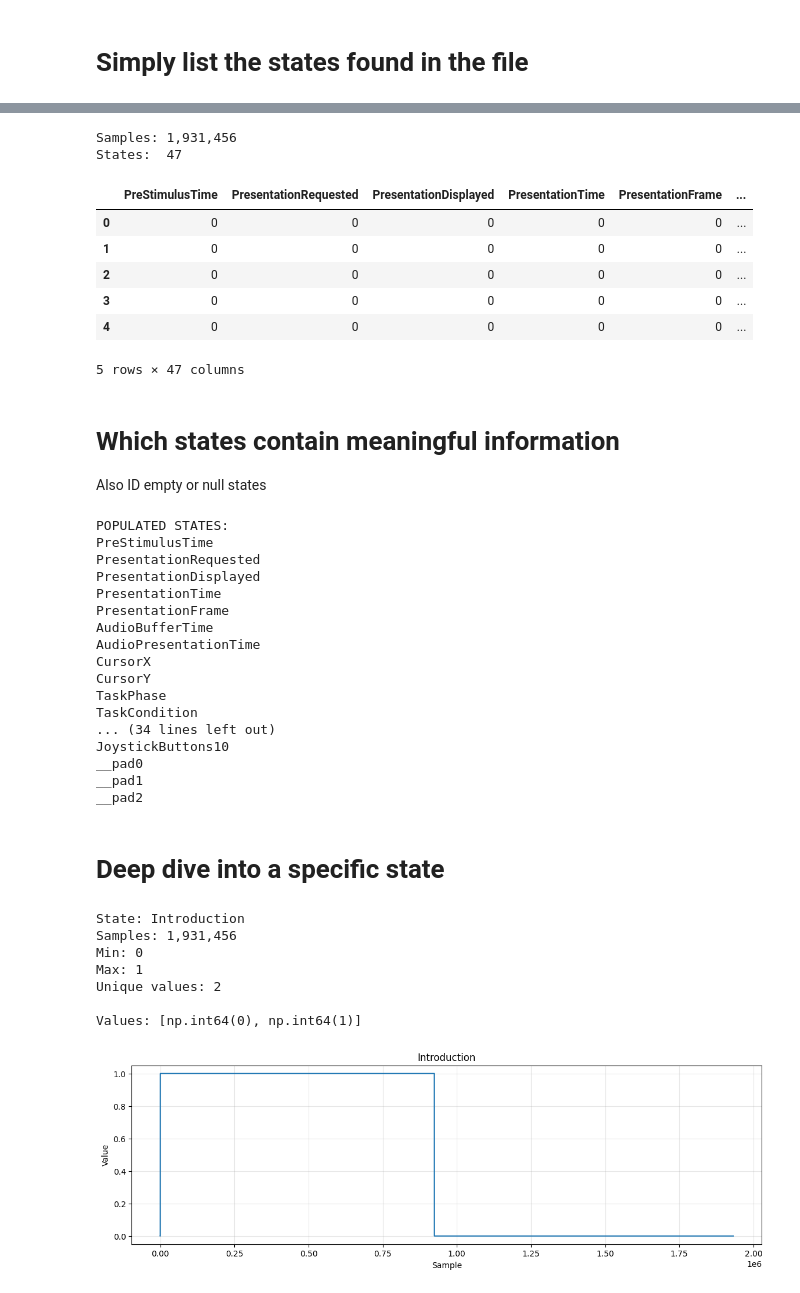
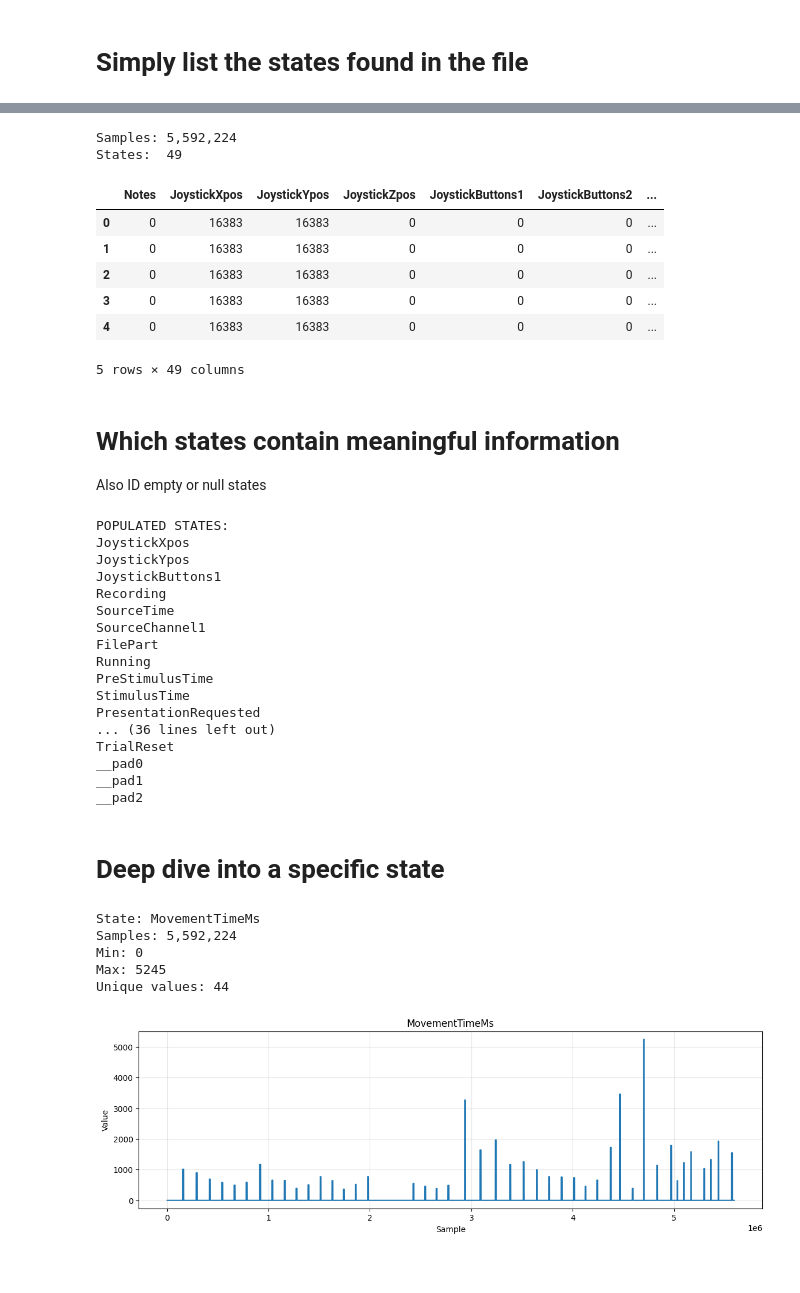
Before and after one commit to alexanderspeer/joystick_test_env, a Jupyter notebook: python_da/state_analyzer.ipynb, the cells around one changed output, grey strips where cells are left out. Cells and saved outputs as stored; diff of their text form; code cells hidden in the pictures; blank space fills up the shorter version.

Commit message:
added FEP task notebook / data

```diff
--- a/python_da/state_analyzer.ipynb
+++ b/python_da/state_analyzer.ipynb
@@ -17,7 +17,7 @@ Load the BCI2000 .dat recording and list every state stored in the file.
 from pathlib import Path
 from BCI2000Tools.FileReader import bcistream
 
-DAT_PATH = Path(r"C:\Users\gabri\Desktop\joystick_test_env\python_da\test_data\test16S001R02.dat")
+DAT_PATH = Path(r"C:\Users\gabri\Desktop\joystick_test_env\python_da\test_data\FEP\NameS001R02.dat")
 
 stream = bcistream(str(DAT_PATH))
 
@@ -69,15 +69,15 @@ print(f"States:  {len(states_df.columns)}")
 
 display(states_df.head())
 # %% [output]
-Samples: 1,931,456
-States:  47
+Samples: 5,592,224
+States:  49
-|  | PreStimulusTime | PresentationRequested | PresentationDisplayed | PresentationTime | PresentationFrame | ... |
-| 0 | 0 | 0 | 0 | 0 | 0 | ... |
-| 1 | 0 | 0 | 0 | 0 | 0 | ... |
-| 2 | 0 | 0 | 0 | 0 | 0 | ... |
-| 3 | 0 | 0 | 0 | 0 | 0 | ... |
-| 4 | 0 | 0 | 0 | 0 | 0 | ... |
+|  | Notes | JoystickXpos | JoystickYpos | JoystickZpos | JoystickButtons1 | JoystickButtons2 | ... |
+| 0 | 0 | 16383 | 16383 | 0 | 0 | 0 | ... |
+| 1 | 0 | 16383 | 16383 | 0 | 0 | 0 | ... |
+| 2 | 0 | 16383 | 16383 | 0 | 0 | 0 | ... |
+| 3 | 0 | 16383 | 16383 | 0 | 0 | 0 | ... |
+| 4 | 0 | 16383 | 16383 | 0 | 0 | 0 | ... |
-5 rows × 47 columns
+5 rows × 49 columns
 # %% [markdown]
 # **Which states contain meaningful information**
 
@@ -112,19 +112,19 @@ for state in empty_states:
     print(state)
 # %% [output]
 POPULATED STATES:
+JoystickXpos
+JoystickYpos
+JoystickButtons1
+Recording
+SourceTime
+SourceChannel1
+FilePart
+Running
 PreStimulusTime
+StimulusTime
 PresentationRequested
-PresentationDisplayed
-PresentationTime
-PresentationFrame
-AudioBufferTime
-AudioPresentationTime
-CursorX
-CursorY
-TaskPhase
-TaskCondition
-... (34 lines left out)
-JoystickButtons10
+... (36 lines left out)
+TrialReset
 __pad0
 __pad1
 __pad2
@@ -136,38 +136,36 @@ Inspect one specific BCI2000 state in detail.
 
 Change STATE_TO_VIEW to whichever state you want to inspect.
 '''
 
 import matplotlib.pyplot as plt
 
 #HERE
-STATE_TO_VIEW = "Introduction"
+STATE_TO_VIEW = "MovementTimeMs"
 
 values = states_df[STATE_TO_VIEW]
 
 print(f"State: {STATE_TO_VIEW}")
 print(f"Samples: {len(values):,}")
 print(f"Min: {values.min()}")
 print(f"Max: {values.max()}")
 print(f"Unique values: {values.nunique()}")
 
 if values.nunique() <= 30:
     print(f"\nValues: {sorted(values.dropna().unique())}")
 
 plt.figure(figsize=(14, 4))
 plt.plot(values)
 
 plt.title(STATE_TO_VIEW)
 plt.xlabel("Sample")
 plt.ylabel("Value")
 plt.grid(alpha=0.3)
 
 plt.show()
 # %% [output]
-State: Introduction
-Samples: 1,931,456
+State: MovementTimeMs
+Samples: 5,592,224
 Min: 0
-Max: 1
-Unique values: 2
-
-Values: [np.int64(0), np.int64(1)]
+Max: 5245
+Unique values: 44
-[figure, old version]
+[figure, new version]
```
Also changed, not shown: parts of 1 cell of this notebook, 2 other files.
